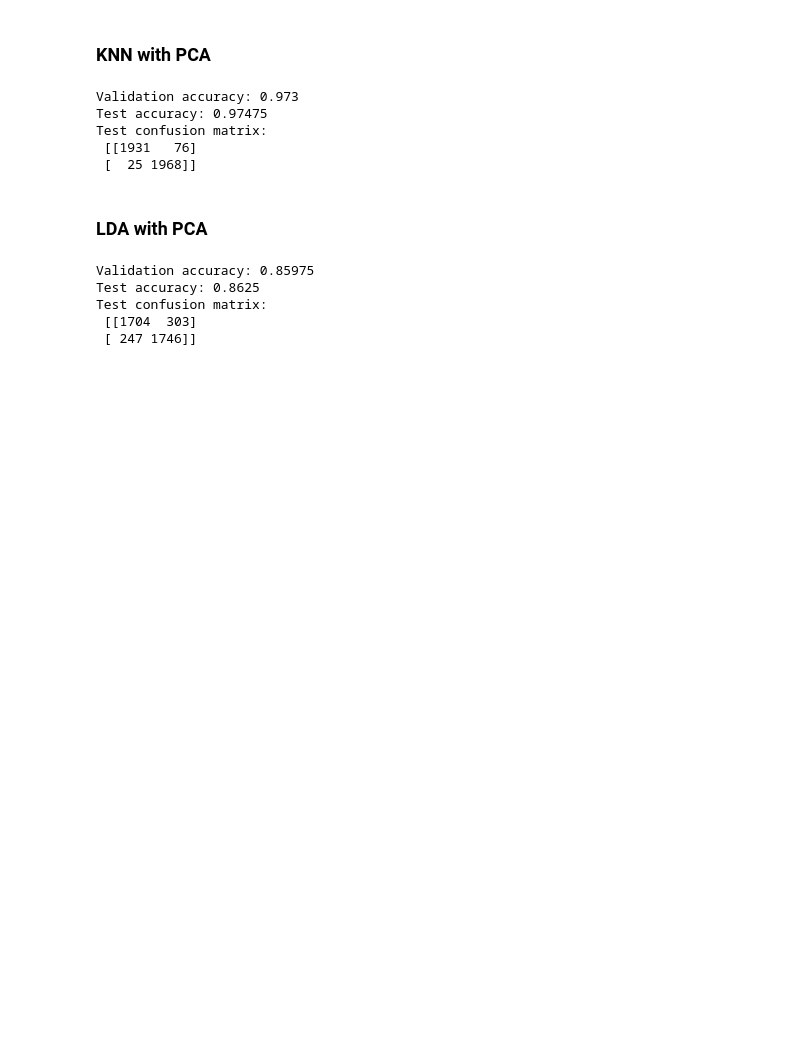
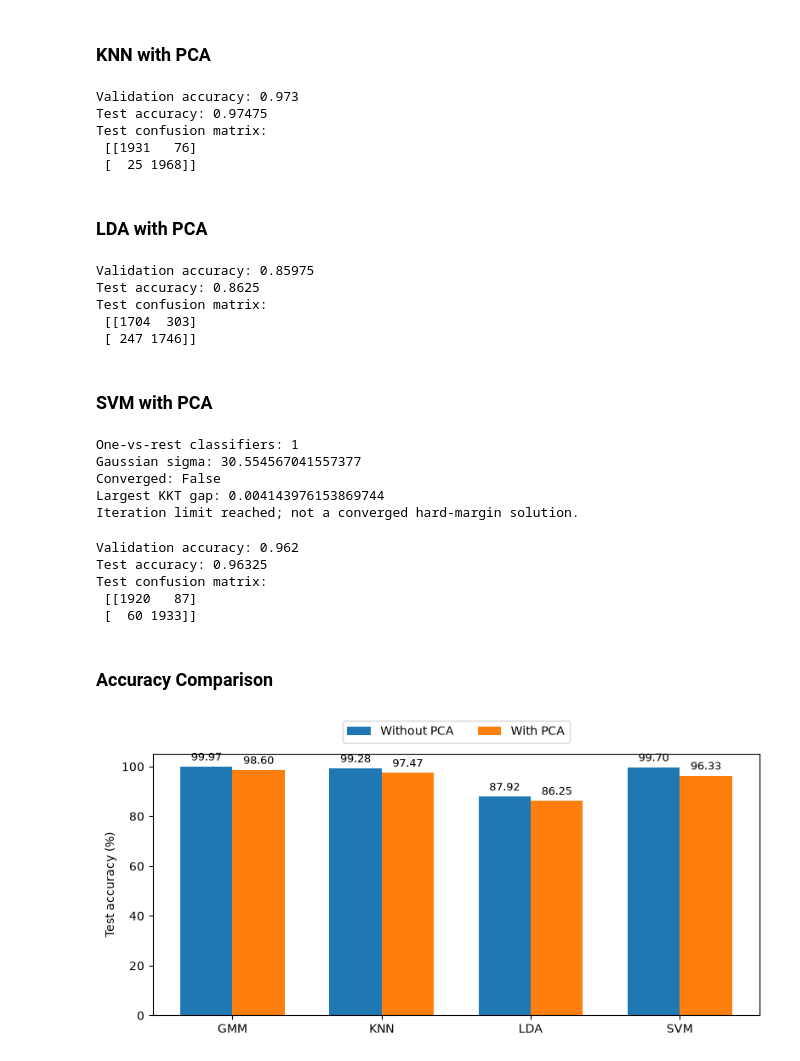
Before and after one commit to ARIMAAN/PRML, a Jupyter notebook: Assignment_8/synthetic_data.ipynb, the cells around one changed output. Drawn from its saved outputs; the diff is of its cells as text; code cells hidden in the pictures; blank space fills up the shorter version.

```diff
--- a/Assignment_8/synthetic_data.ipynb
+++ b/Assignment_8/synthetic_data.ipynb
@@ -233,3 +299,63 @@ Test accuracy: 0.8625
 Test confusion matrix:
  [[1704  303]
  [ 247 1746]]
+# %% [markdown]
+### **SVM with PCA**
+# %%
+svm_pca = SVM()
+svm_pca.fit(X_train_pca, y_train)
+print("One-vs-rest classifiers:", len(svm_pca.models))
+print("Gaussian sigma:", svm_pca.width)
+print("Converged:", svm_pca.converged)
+print("Largest KKT gap:", max(svm_pca.gaps))
+if not svm_pca.converged:
+    print("Iteration limit reached; not a converged hard-margin solution.")
+svm_pca_val_predictions = svm_pca.predict(X_val_pca)
+svm_pca_test_predictions = svm_pca.predict(X_test_pca)
+# %% [output]
+One-vs-rest classifiers: 1
+Gaussian sigma: 30.554567041557377
+Converged: False
+Largest KKT gap: 0.004143976153869744
+Iteration limit reached; not a converged hard-margin solution.
+# %%
+# Confusion matrix
+svm_pca_confusion = np.zeros((len(classes), len(classes)), dtype=int)
+for i, actual in enumerate(classes):
+    for j, predicted in enumerate(classes):
+        svm_pca_confusion[i, j] = np.sum(
+            (y_test == actual) & (svm_pca_test_predictions == predicted))
+
+print("Validation accuracy:", np.mean(svm_pca_val_predictions == y_val))
+print("Test accuracy:", np.mean(svm_pca_test_predictions == y_test))
+print("Test confusion matrix:\n", svm_pca_confusion)
+# %% [output]
+Validation accuracy: 0.962
+Test accuracy: 0.96325
+Test confusion matrix:
+ [[1920   87]
+ [  60 1933]]
+# %% [markdown]
+### **Accuracy Comparison**
+# %%
+original_accuracy = [100 * np.trace(cm) / cm.sum() for cm in
+                     [gmm_confusion, knn_confusion, lda_confusion, svm_confusion]]
+pca_accuracy = [100 * np.trace(cm) / cm.sum() for cm in
+                [gmm_pca_confusion, knn_pca_confusion, lda_pca_confusion, svm_pca_confusion]]
+positions = np.arange(4)
+width = 0.35
+
+fig, ax = plt.subplots(figsize=(8, 4))
+original_bars = ax.bar(positions - width / 2, original_accuracy, width, label="Without PCA")
+pca_bars = ax.bar(positions + width / 2, pca_accuracy, width, label="With PCA")
+ax.bar_label(original_bars, fmt="%.2f", padding=3, fontsize=9)
+ax.bar_label(pca_bars, fmt="%.2f", padding=3, fontsize=9)
+ax.set_xticks(positions, ["GMM", "KNN", "LDA", "SVM"])
+ax.set_ylabel("Test accuracy (%)")
+ax.set_ylim(0, 105)
+ax.set_yticks(np.arange(0, 101, 20))
+ax.legend(loc="upper center", bbox_to_anchor=(0.5, 1.15), ncol=2)
+plt.tight_layout()
+plt.show()
+# %% [output]
+[figure, added]
```
Also changed, not shown: parts of 24 cells of this notebook, 3 other files.
